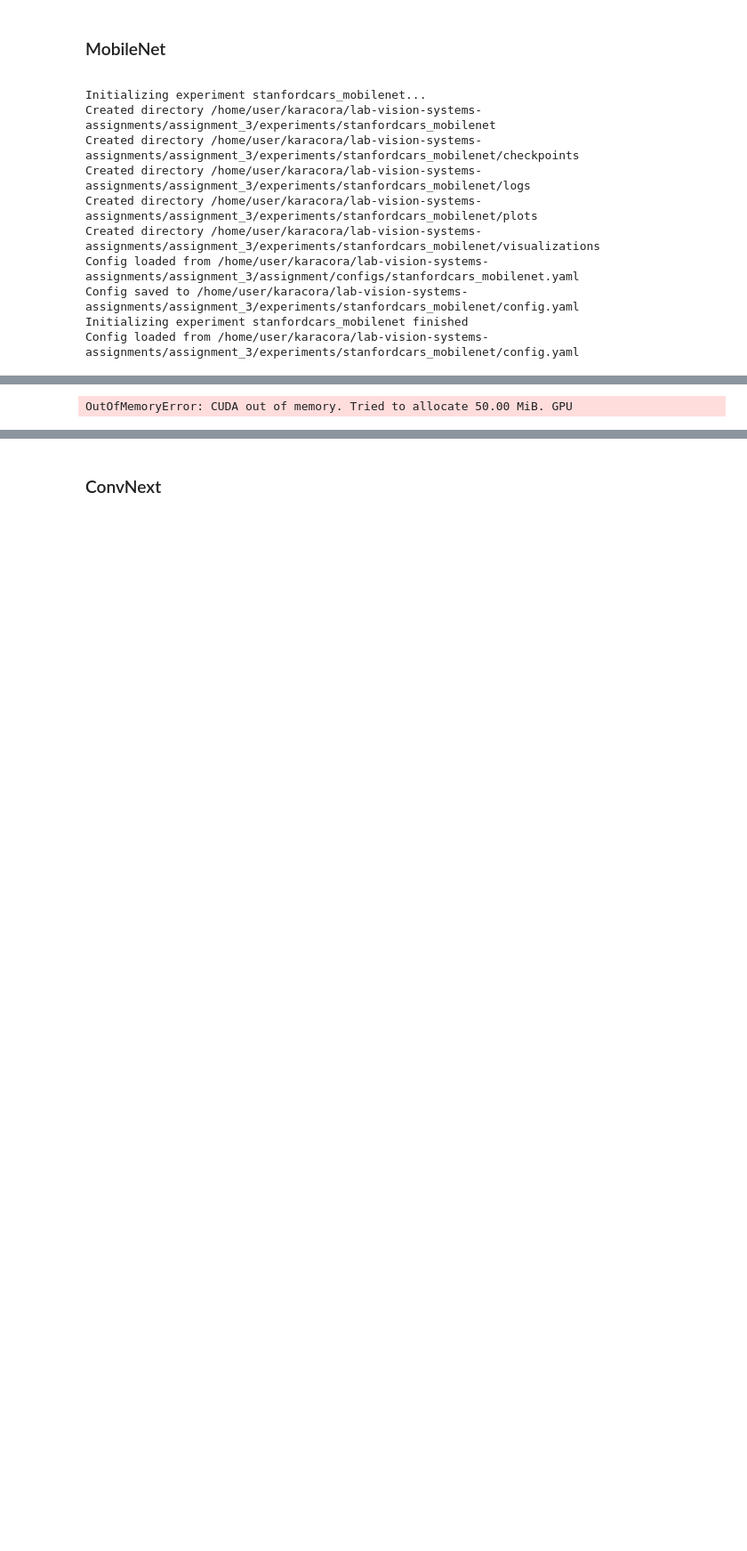
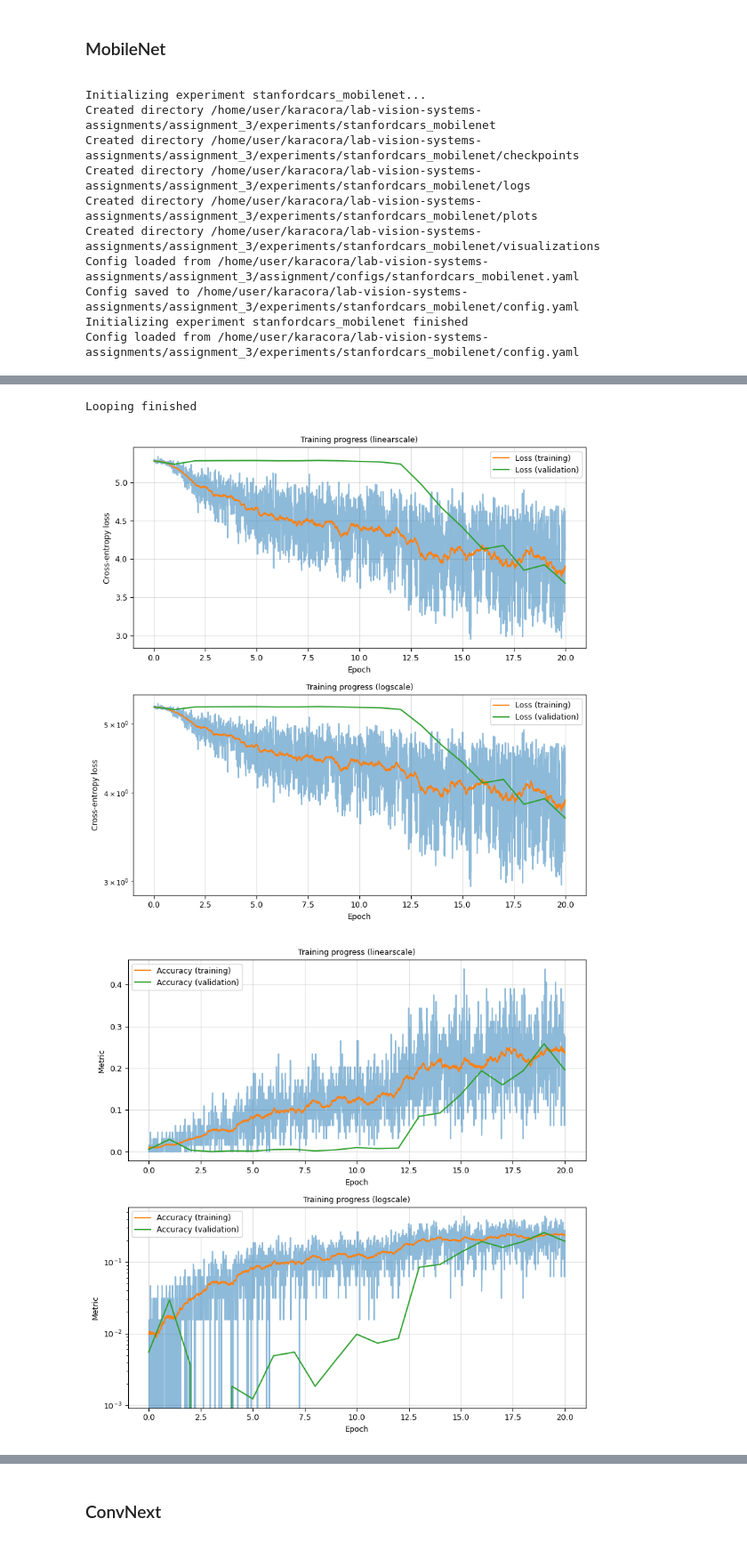
Before and after one commit to bertan-karacora/lab-vision-systems-assignments, a Jupyter notebook: assignment_3/assignment_3.ipynb, the cells around one changed output, grey strips where cells are left out. Shown at 89% size. Saved outputs shown, nothing was run; the diff lists cells and outputs as text; code cells hidden in the pictures; blank space fills up the shorter version.

```diff
--- a/assignment_3/assignment_3.ipynb
+++ b/assignment_3/assignment_3.ipynb
@@ -226,8 +255,7 @@ Initializing experiment stanfordcars_mobilenet finished
 Config loaded from /home/user/karacora/lab-vision-systems-assignments/assignment_3/experiments/stanfordcars_mobilenet/config.yaml
 # %%
 trainer = Trainer(name_exp_mobilenet)
-# trainer.loop(config.TRAINING["num_epochs"])
-trainer.loop(3)
+trainer.loop(config.TRAINING["num_epochs"])
 log_mobilenet = trainer.log
 
 plot.plot_loss(log_mobilenet)
@@ -249,8 +277,10 @@ Dataset StanfordCars
 Setting up criterion finished
 Setting up measurers...
 Setting up measurers finished
 Looping...
-OutOfMemoryError: CUDA out of memory. Tried to allocate 50.00 MiB. GPU
+Looping finished
+[figure, added]
+[figure, added]
 # %%
 _, model_mobilenet, _, _ = utils_checkpoints.load(path_dir_exp_mobilenet / "checkpoints" / "final.pth")
 
```
Also changed, not shown: parts of 31 cells of this notebook, 29 other files.
